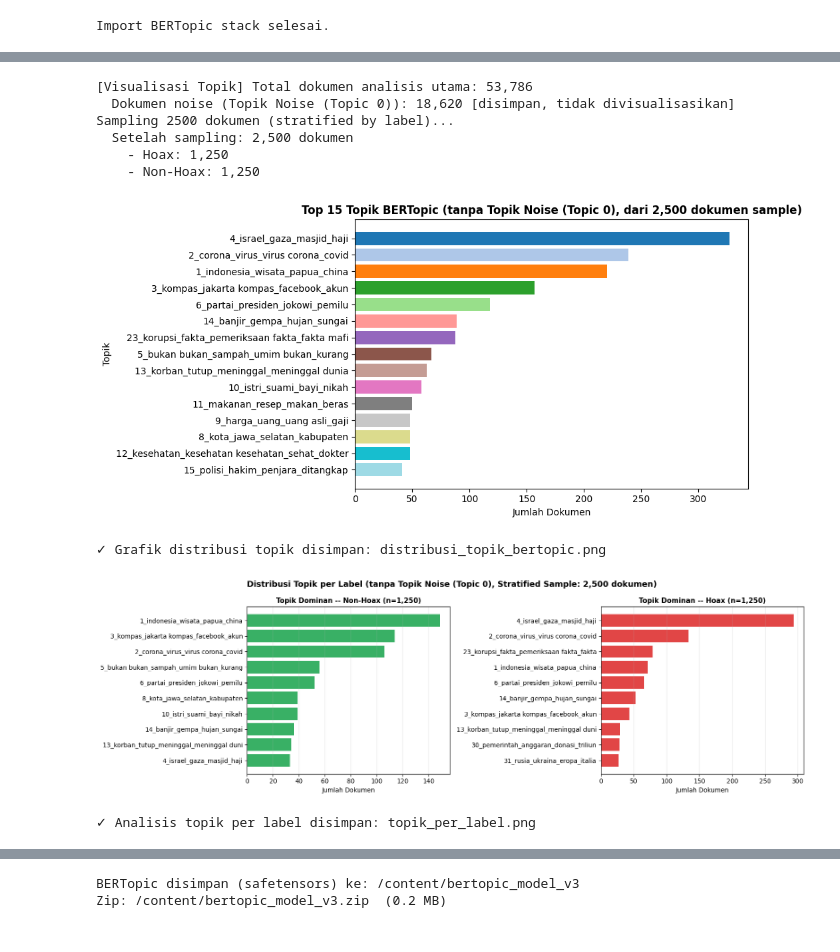
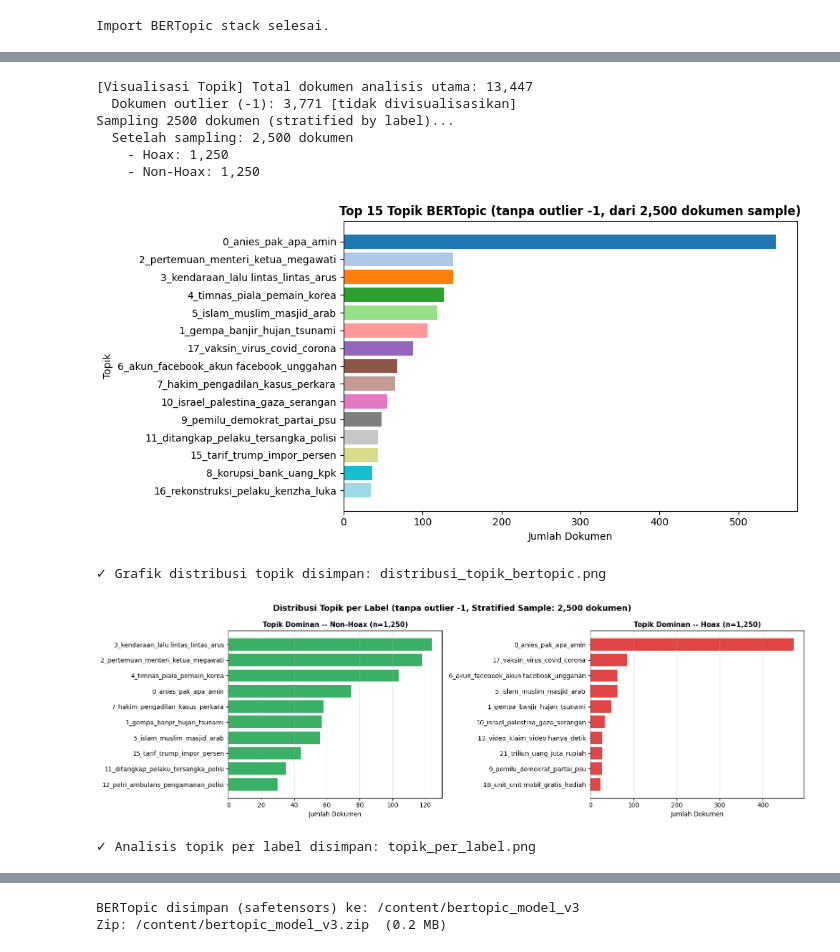
Before and after one commit to fjrmhri/Deteksi_Hoaks_V1, a Jupyter notebook: notebooks/Final_V4_DBCS.ipynb, the cells around one changed output, grey strips where cells are left out. Cells and saved outputs as stored; diff of their text form; code cells hidden in the pictures.

```diff
--- a/notebooks/Final_V4_DBCS.ipynb
+++ b/notebooks/Final_V4_DBCS.ipynb
@@ -481,7 +478,7 @@ Dataset siap di /content/dataset
 # Proses:
 #   1. Membaca setiap file CSV menggunakan muat_satu_dataset()
 #   2. Memastikan semua kolom yang diperlukan ada (dengan value default jika kosong)
-#   3. Menambahkan kolom "source" untuk melacak asal data (cnn, detik, kompas, etc)
+#   3. Menambahkan kolom "source" untuk melacak asal data (cnn, detik, kompas, turnbackhoax)
 #   4. Menggabungkan semua dataset dengan pd.concat()
 # Output: DataFrame dengan kolom standar dan total baris dataset mentah.
 # ===========================================================================
@@ -511,7 +508,6 @@ def muat_semua_dataset(cfg: Config) -> pd.DataFrame:
     kumpulan.append(muat_satu_dataset(cfg.path_detik,  "detik"))
     kumpulan.append(muat_satu_dataset(cfg.path_kompas, "kompas"))
     kumpulan.append(muat_satu_dataset(cfg.path_tbh,    "turnbackhoax"))
-    kumpulan.append(muat_satu_dataset(cfg.path_extra,  "merged_extra"))
     df_gabung = pd.concat(kumpulan, ignore_index=True)
     print(f"\nTotal baris (mentah): {len(df_gabung):,}")
     return df_gabung
@@ -522,9 +518,9 @@ def muat_semua_dataset(cfg: Config) -> pd.DataFrame:
 #   1. Memilih kolom teks terbaik dengan prioritas: Clean Narasi → Narasi → isi_berita → summary → judul
 #   2. Menghapus baris tanpa teks
 #   3. Mengkonversi label hoax ke format numerik (0=non-hoax, 1=hoax)
-#   4. Menghapus baris dengan label NaN (tidak jelas)
-#   5. Menghapus duplikat berdasarkan (text, label)
-#   6. Menghapus teks dengan label konflik (teks yang memiliki 2 label berbeda)
+#   4. Mengisi label kosong berdasarkan sumber: CNN/Detik/Kompas=non-hoax, TurnBackHoax=hoax
+#   5. Menghapus baris dengan label di luar {0,1} dan duplikat berdasarkan (text, label)
+#   6. Menghapus teks dengan label konflik dan mencatat potensi bias source-label
 # Output: DataFrame bersih siap untuk pembagian train/val/test.
 # ===================================================================================
 
@@ -549,7 +545,6 @@ def bangun_dataframe_training(df_mentah: pd.DataFrame) -> pd.DataFrame:
     mask_nan = df["hoax_num"].isna()
     df.loc[(df["source"].isin(["cnn","detik","kompas"])) & mask_nan, "hoax_num"] = 0
     df.loc[(df["source"] == "turnbackhoax") & mask_nan, "hoax_num"] = 1
-    df.loc[(df["source"] == "merged_extra")  & mask_nan, "hoax_num"] = 0
 
     n = len(df)
     df = df[df["hoax_num"].isin([0, 1])].reset_index(drop=True)
@@ -1846,35 +2359,30 @@ BERTopic selesai.
 # %%
 # ================== SEL 25 -- Visualisasi Topik dan Analisis per Label ==================
-# Membuat visualisasi distribusi topik dari BERTopic:
-#   1. Grafik Top-N topik berdasarkan jumlah dokumen (dari sample 2500)
+# Membuat visualisasi distribusi topik final BERTopic setelah seleksi strategi outlier.
+#   1. Grafik Top-N topik valid berdasarkan jumlah dokumen (outlier -1 dikeluarkan)
 #   2. Analisis topik dominan per label (hoax vs non-hoax)
 # Memberikan insights tentang topik yang sering dikaitkan dengan hoax vs non-hoax.
-# Batasan dokumen untuk visualisasi: 2500 dokumen (stratified sampling untuk menjaga proporsi label)
+# Batasan dokumen untuk visualisasi: 2500 dokumen, dengan stratified sampling jika jumlah data lebih besar.
 # =======================================================================================
 if AKTIFKAN_BERTOPIC and model_topik is not None:
-    TOPIK_NOISE_ID = globals().get("TOPIK_NOISE_ID", 0)
-    LABEL_TOPIK_NOISE = globals().get("LABEL_TOPIK_NOISE", "Topik Noise (Topic 0)")
-    info_viz   = model_topik.get_topic_info()
-    info_viz.loc[info_viz["Topic"] == TOPIK_NOISE_ID, "Name"] = LABEL_TOPIK_NOISE
+    info_viz   = model_topik.get_topic_info().copy()
     info_valid = info_viz[info_viz["Topic"] != -1].copy()
-    info_valid_main = info_valid[info_valid["Topic"] != TOPIK_NOISE_ID].copy()
+    info_valid_main = info_valid.copy()
 
     # Siapkan data untuk visualisasi dengan batasan 2500 dokumen
     df_analisis = train_df_pra_oversampling[["text","label"]].copy()
     n_cocok = min(len(df_analisis), len(id_topik))
     df_analisis = df_analisis.iloc[:n_cocok].copy()
     df_analisis["topic_id"] = id_topik[:n_cocok]
+    jumlah_outlier_dokumen = int((df_analisis["topic_id"] == -1).sum())
     df_analisis = df_analisis[df_analisis["topic_id"] != -1].copy()
     peta_nama_semua = dict(zip(info_valid["Topic"], info_valid["Name"]))
-    peta_nama_semua[TOPIK_NOISE_ID] = LABEL_TOPIK_NOISE
     df_analisis["topic_name"] = df_analisis["topic_id"].map(peta_nama_semua)
-    jumlah_noise_dokumen = int((df_analisis["topic_id"] == TOPIK_NOISE_ID).sum())
-    df_analisis = df_analisis[df_analisis["topic_id"] != TOPIK_NOISE_ID].copy()
 
     # Stratified sampling untuk visualisasi (max 2500 dokumen)
     MAKS_DOKUMEN_VIZ = 2500
     print(f"\n[Visualisasi Topik] Total dokumen analisis utama: {len(df_analisis):,}")
-    print(f"  Dokumen noise ({LABEL_TOPIK_NOISE}): {jumlah_noise_dokumen:,} [disimpan, tidak divisualisasikan]")
+    print(f"  Dokumen outlier (-1): {jumlah_outlier_dokumen:,} [tidak divisualisasikan]")
     if len(df_analisis) > MAKS_DOKUMEN_VIZ:
         print(f"Sampling {MAKS_DOKUMEN_VIZ} dokumen (stratified by label)...")
         # Stratified sampling: pertahankan proporsi hoax:non-hoax menggunakan groupby
@@ -1905,7 +2413,7 @@ if AKTIFKAN_BERTOPIC and model_topik is not None:
         plt.barh(top_topics.index.str[:45], top_topics.values,
                   color=plt.cm.tab20(np.linspace(0,1,len(top_topics))))
         plt.xlabel("Jumlah Dokumen"); plt.ylabel("Topik")
-        plt.title(f"Top {top_n} Topik BERTopic (tanpa {LABEL_TOPIK_NOISE}, dari {len(df_analisis):,} dokumen sample)",
+        plt.title(f"Top {top_n} Topik BERTopic (tanpa outlier -1, dari {len(df_analisis):,} dokumen sample)",
                   fontsize=12, fontweight="bold")
         plt.gca().invert_yaxis(); plt.tight_layout()
         plt.savefig("distribusi_topik_bertopic.png", dpi=150, bbox_inches="tight")
@@ -1914,39 +2422,39 @@ if AKTIFKAN_BERTOPIC and model_topik is not None:
 
         # Plot 2: Analisis topik per label hoax/non-hoax
         top_k_a = min(10, len(info_valid_main))
         fig, axes = plt.subplots(1, 2, figsize=(16, 5))
-        fig.suptitle(f"Distribusi Topik per Label (tanpa {LABEL_TOPIK_NOISE}, Stratified Sample: {len(df_analisis):,} dokumen)",
+        fig.suptitle(f"Distribusi Topik per Label (tanpa outlier -1, Stratified Sample: {len(df_analisis):,} dokumen)",
                      fontsize=13, fontweight="bold")
 
         for ax, lbl, judul, warna in [
             (axes[0], 0, "Topik Dominan -- Non-Hoax", "#16A34A"),
             (axes[1], 1, "Topik Dominan -- Hoax",     "#DC2626"),
         ]:
             subset = df_analisis[df_analisis["label"]==lbl]
             if len(subset) == 0:
                 ax.text(0.5, 0.5, "Tidak ada data", ha="center"); continue
             hitung = subset["topic_name"].value_counts().head(top_k_a)
             ax.barh(hitung.index.str[:40], hitung.values, color=warna, alpha=0.85)
             ax.set_title(f"{judul} (n={len(subset):,})", fontsize=11, fontweight="bold")
             ax.set_xlabel("Jumlah Dokumen")
             ax.invert_yaxis(); ax.grid(axis="x", alpha=0.3)
 
         plt.tight_layout()
         plt.savefig("topik_per_label.png", dpi=150, bbox_inches="tight")
         plt.show()
         print(f"✓ Analisis topik per label disimpan: topik_per_label.png")
 else:
     print("Model BERTopic belum tersedia, visualisasi dilewati.")
 # %% [output]
-[Visualisasi Topik] Total dokumen analisis utama: 53,786
-  Dokumen noise (Topik Noise (Topic 0)): 18,620 [disimpan, tidak divisualisasikan]
+[Visualisasi Topik] Total dokumen analisis utama: 13,447
+  Dokumen outlier (-1): 3,771 [tidak divisualisasikan]
 Sampling 2500 dokumen (stratified by label)...
   Setelah sampling: 2,500 dokumen
     - Hoax: 1,250
     - Non-Hoax: 1,250
-[figure, old version]
+[figure, new version]
 ✓ Grafik distribusi topik disimpan: distribusi_topik_bertopic.png
-[figure, old version]
+[figure, new version]
 ✓ Analisis topik per label disimpan: topik_per_label.png
 # %% [markdown]
 ## Evaluasi BERTopic dan c-TF-IDF [SEL 25b]
```
Also changed, not shown: parts of 36 cells of this notebook, 23 other files.
